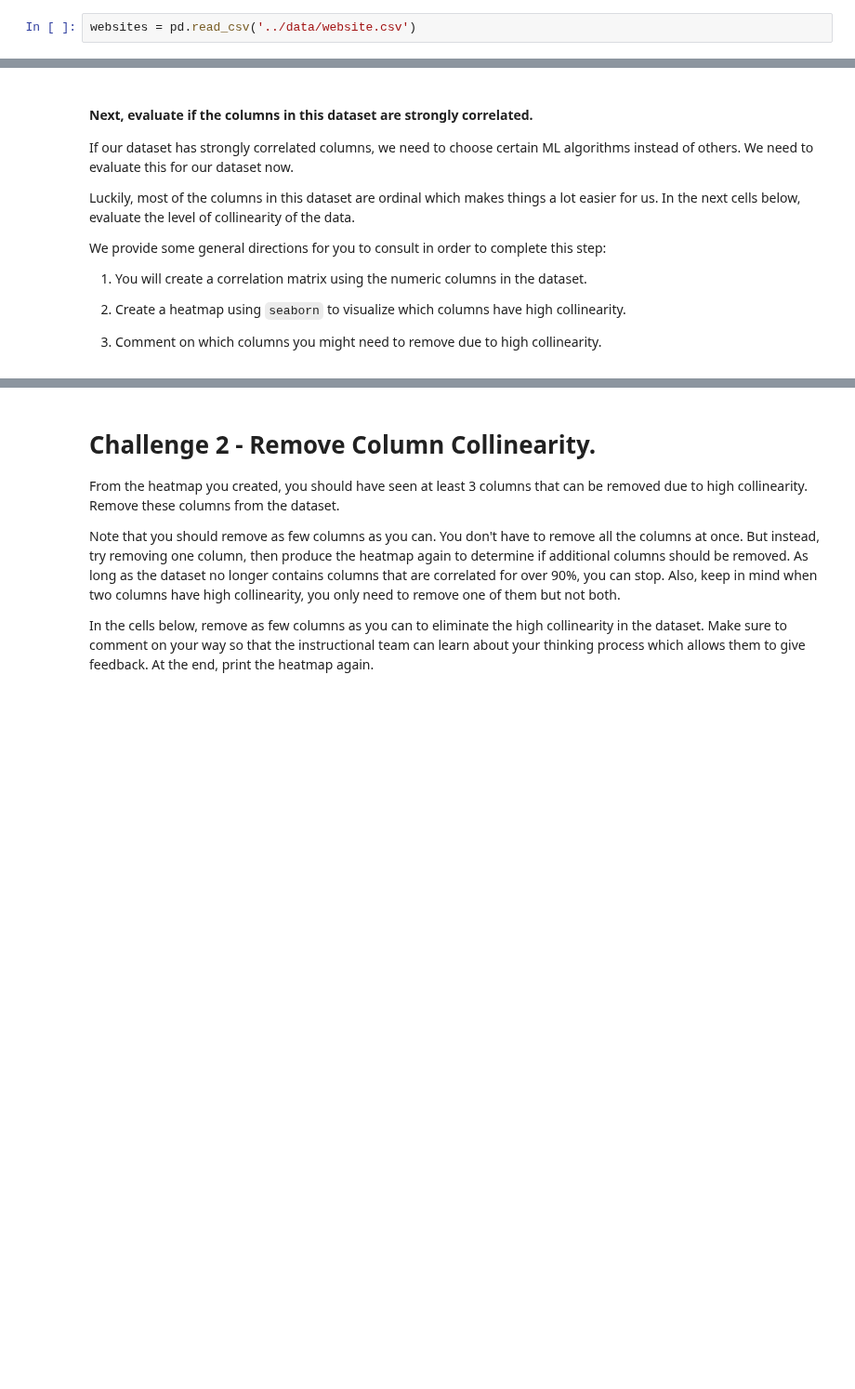
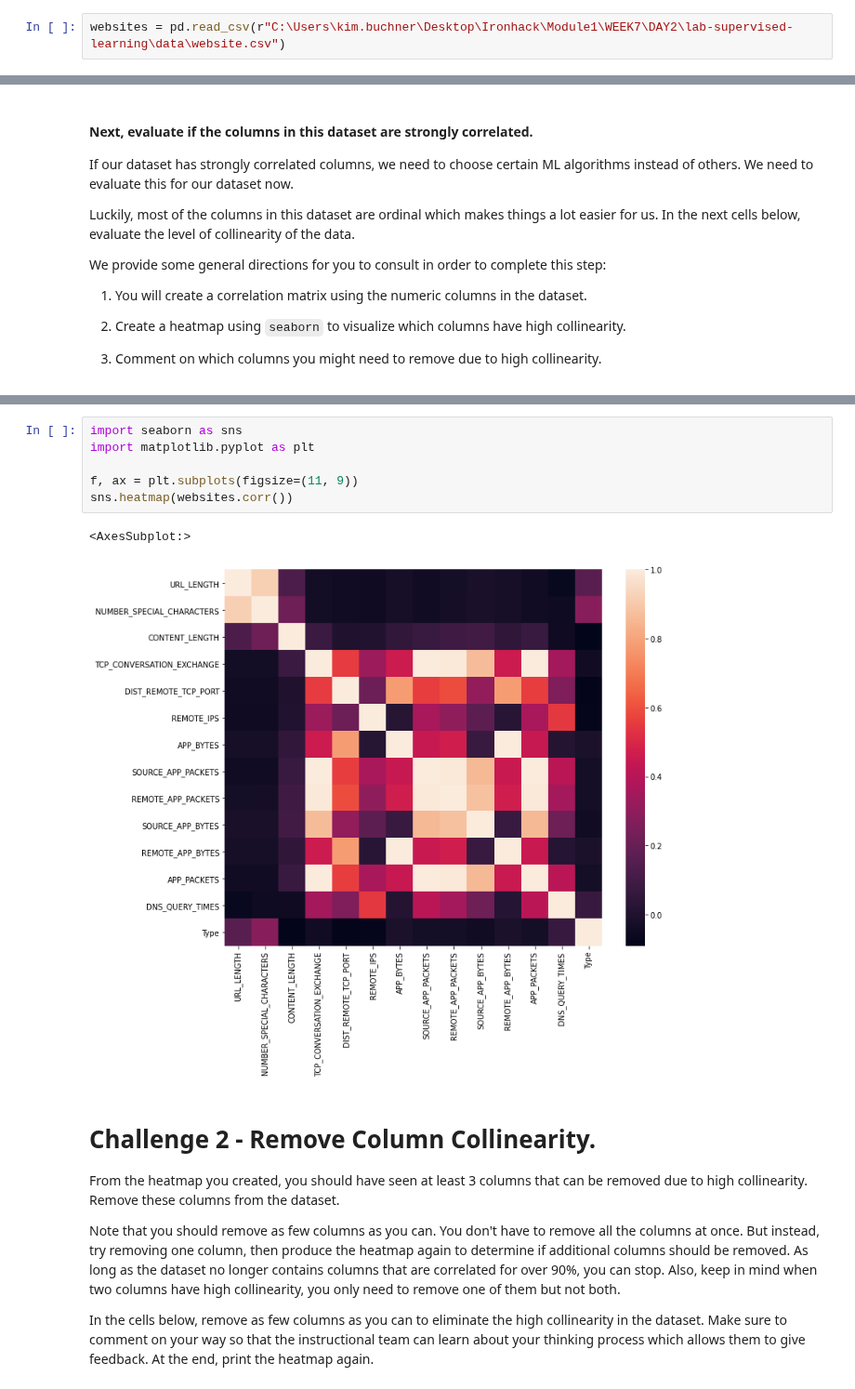
Before and after one commit to ta-data-remote/lab-supervised-learning, a Jupyter notebook: your-code/main.ipynb, the cells around one changed output, grey strips where cells are left out. Shown at 93% size. Saved outputs shown, nothing was run; the diff lists cells and outputs as text; blank space fills up the shorter version.

```diff
--- a/your-code/main.ipynb
+++ b/your-code/main.ipynb
@@ -17,7 +15,7 @@ In this lab, we will explore a dataset that describes websites with different fe
 
 Let's start by exploring the dataset. First load the data file:
 # %%
-websites = pd.read_csv('../data/website.csv')
+websites = pd.read_csv(r"C:\Users\kim.buchner\Desktop\Ironhack\Module1\WEEK7\DAY2\lab-supervised-learning\data\website.csv")
 # %% [markdown]
 #### Explore the data from an bird's-eye view.
 
@@ -57,3 +102,12 @@ We provide some general directions for you to consult in order to complete this
+# %%
+import seaborn as sns
+import matplotlib.pyplot as plt
+
+f, ax = plt.subplots(figsize=(11, 9))
+sns.heatmap(websites.corr())
+# %% [output]
+<AxesSubplot:>
+[figure, added]
 # %% [markdown]
 # Challenge 2 - Remove Column Collinearity.
 
```
Also changed, not shown: parts of 102 cells of this notebook.
